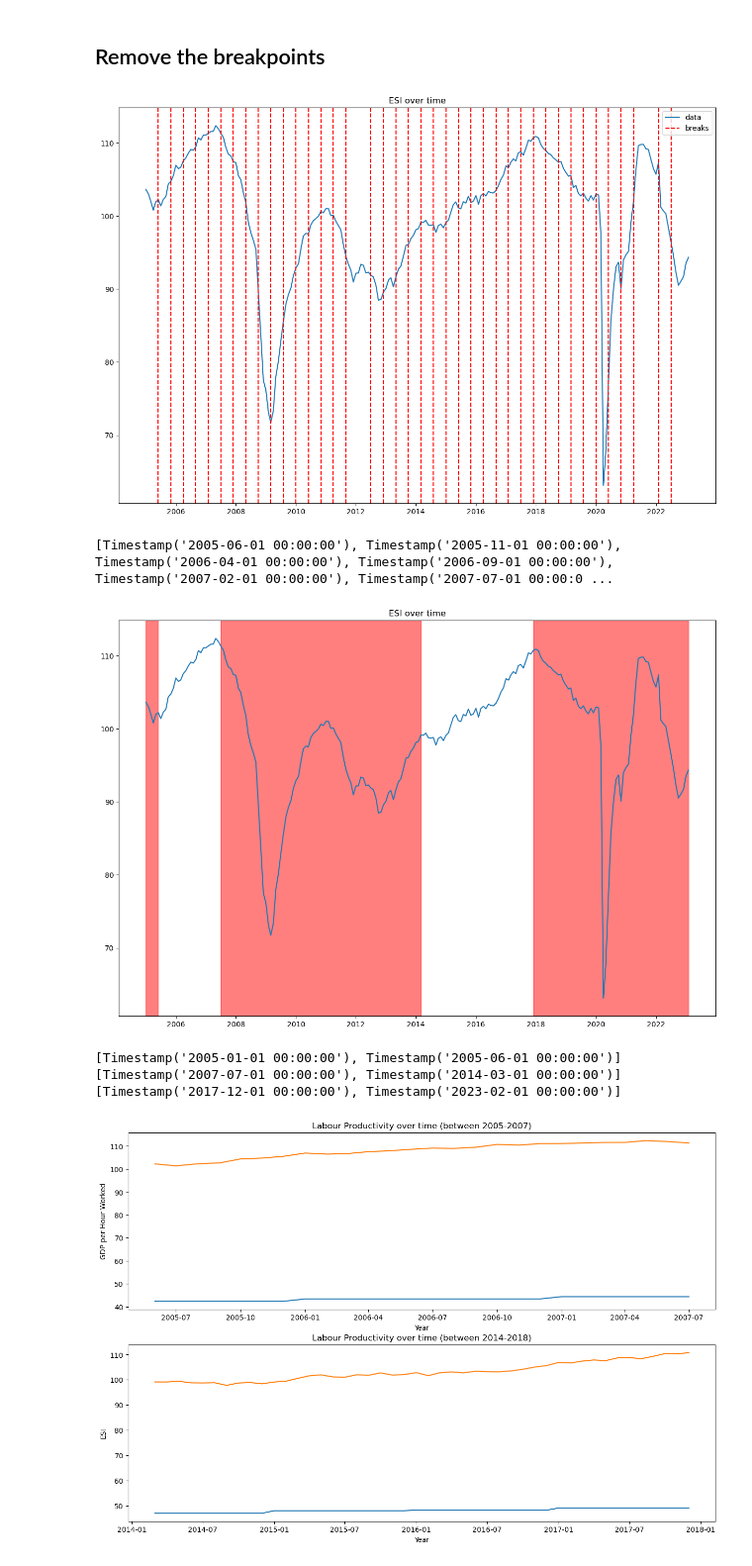
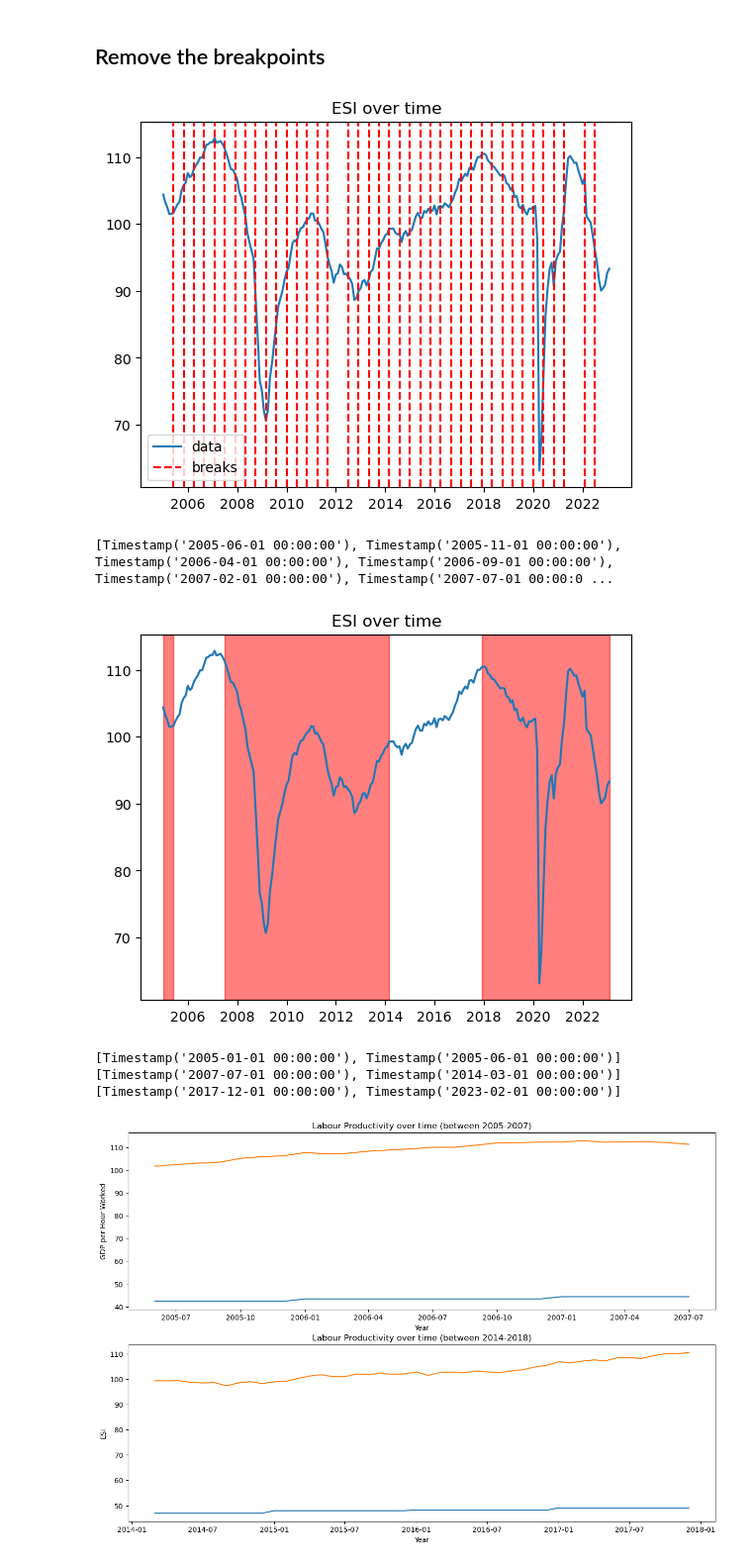
Before and after one commit to JoanneLin168/ADS-European-Productivity, a Jupyter notebook: Notebooks/productivityVsESI.ipynb, the cells around one changed output. Shown at 99% size. Drawn from its saved outputs; the diff is of its cells as text; code cells hidden in the pictures.

```diff
--- a/Notebooks/productivityVsESI.ipynb
+++ b/Notebooks/productivityVsESI.ipynb
@@ -112,34 +112,33 @@ dtype: float64
 # %%
 df_esi_mean = df_esi.mean(axis=0, numeric_only=True)
 df_esi_mean.index = pd.to_datetime(df_esi_mean.index, format='%b-%y', errors='ignore')
 dates = df_esi_mean.index
 data = df_esi_mean.values
 
 model = rpt.BottomUp()
 model.fit(data)
 breaks = model.predict(n_bkps=40)
 breaks_rpt = []
 for i in breaks:
     if i < len(dates):
         breaks_rpt.append(dates[i])
 
-plt.figure(figsize=(15, 10))
 plt.plot(dates, data, label='data')
 plt.title('ESI over time')
 print_legend = True
 for i in breaks_rpt:
     if print_legend:
         plt.axvline(i, color='red',linestyle='dashed', label='breaks')
         print_legend = False
     else:
         plt.axvline(i, color='red',linestyle='dashed')
 
 plt.legend()
 plt.show()
 
 print(breaks_rpt)
 # %% [output]
-[figure, old version]
+[figure, new version]
 [Timestamp('2005-06-01 00:00:00'), Timestamp('2005-11-01 00:00:00'), Timestamp('2006-04-01 00:00:00'), Timestamp('2006-09-01 00:00:00'), Timestamp('2007-02-01 00:00:00'), Timestamp('2007-07-01 00:00:0 ...
 # %%
 # Illustrate the areas of data that you will ignore
@@ -147,7 +146,7 @@ area0 = [dates[0], breaks_rpt[0]]
 area1 = [breaks_rpt[5], breaks_rpt[20]]
 area2 = [breaks_rpt[29], dates[-1]]
 sections_to_remove = [area0, area1, area2]
-plt.figure(figsize=(15, 10))
+
 plt.plot(dates, data)
 plt.title('ESI over time')
 
@@ -160,7 +159,7 @@ print(area0)
 print(area1)
 print(area2)
 # %% [output]
-[figure, old version]
+[figure, new version]
 [Timestamp('2005-01-01 00:00:00'), Timestamp('2005-06-01 00:00:00')]
 [Timestamp('2007-07-01 00:00:00'), Timestamp('2014-03-01 00:00:00')]
 [Timestamp('2017-12-01 00:00:00'), Timestamp('2023-02-01 00:00:00')]
```
Also changed, not shown: parts of 2 cells of this notebook, 5 other files.
